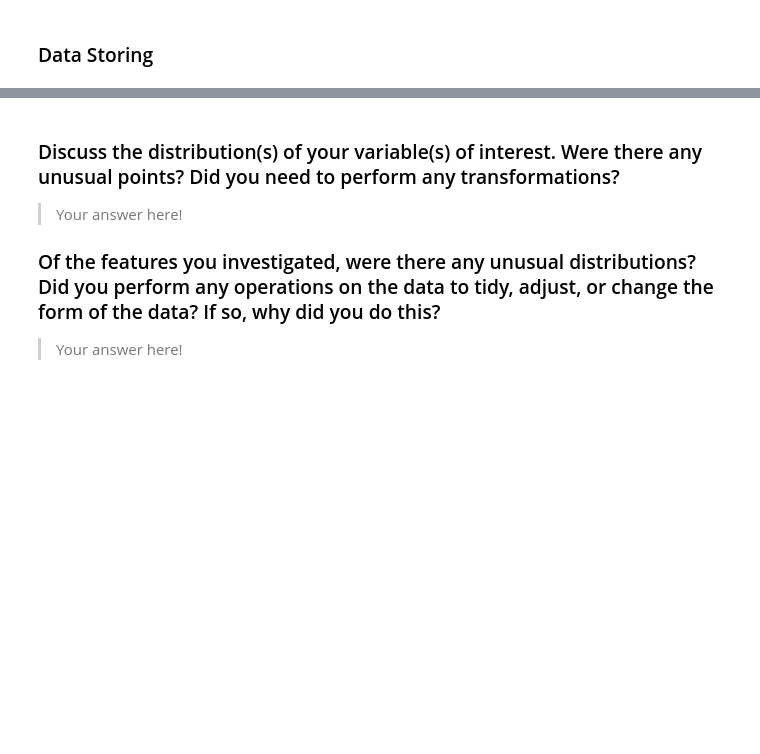
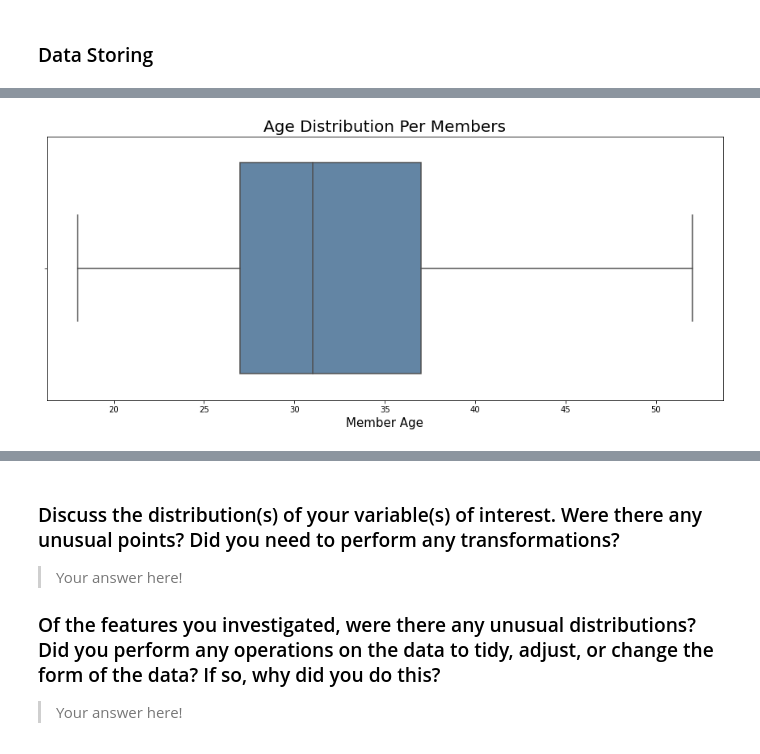
Before and after one commit to KarimEl-Dweky/Communicate-Data-Findings-Ford-Go-Bike, a Jupyter notebook: exploration.ipynb, the cells around one changed output, grey strips where cells are left out. Cells and saved outputs as stored; diff of their text form; code cells hidden in the pictures; blank space fills up the shorter version.

```diff
--- a/exploration.ipynb
+++ b/exploration.ipynb
@@ -444,0 +496,7 @@ you plan on investigating next.
+# %%
+plt.figure(figsize=(15,6))
+sb.boxplot(x = df_cleaned.member_age, color='#5885AF')
+plt.xlabel('Member Age', fontsize=15)
+plt.title("Age Distribution Per Members", fontsize=20);
+# %% [output]
+[figure, added]
```
Also changed, not shown: parts of 23 cells of this notebook, 1 other file.
